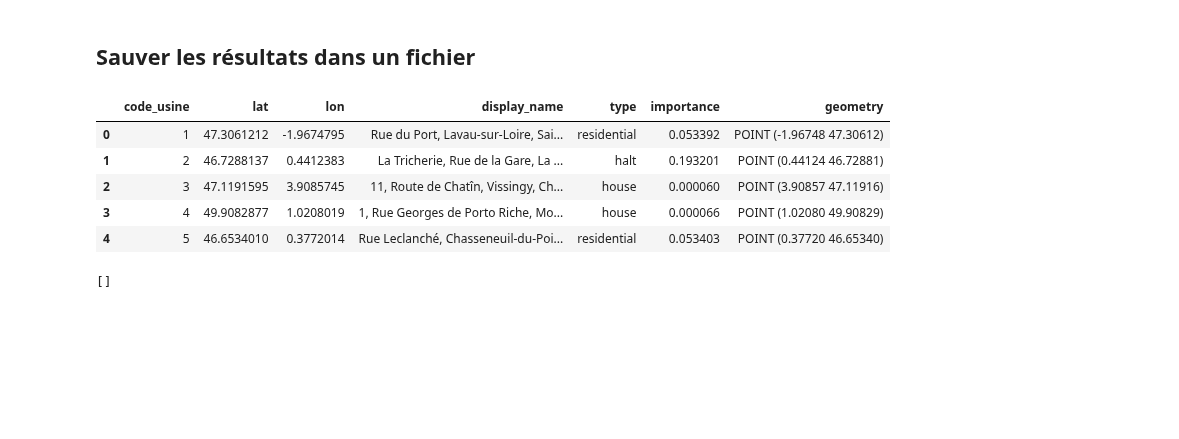
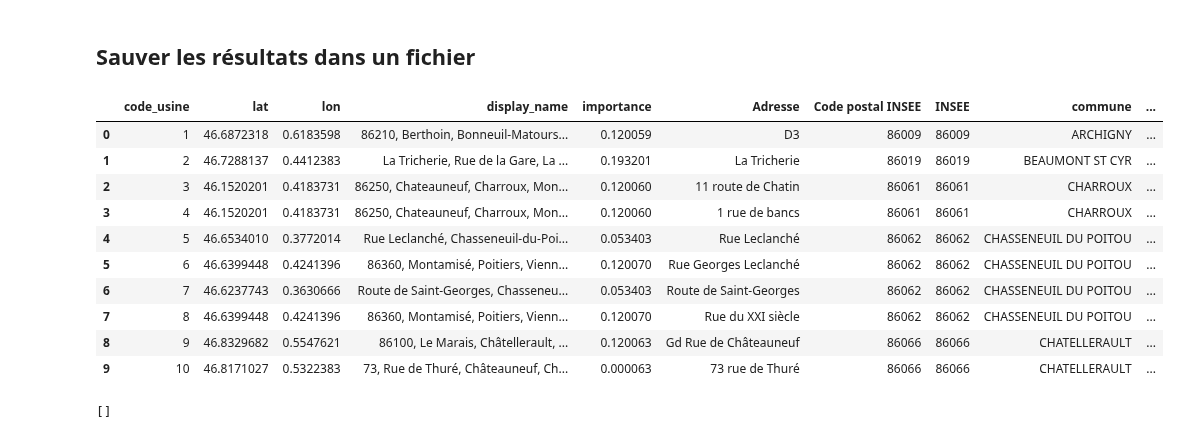
Before and after one commit to cplumejeaud/M2_python, a Jupyter notebook: notebooks/10_geocoding.ipynb, the cells around one changed output. Saved outputs shown, nothing was run; the diff lists cells and outputs as text; code cells hidden in the pictures; blank space fills up the shorter version.

Commit message:
how to check / enhance quality of geocoding
look it for merge / join

```diff
--- a/notebooks/10_geocoding.ipynb
+++ b/notebooks/10_geocoding.ipynb
@@ -155,7 +346,7 @@ for index, row in df.iterrows():
         print("On est à la ligne : "+str(i))
         break
     #code_usine;Adresse  ;Code postal INSEE;Complet
-    adresse = row['Adresse  ']+','+str(row['Code postal INSEE'])+', '+'France'
+    adresse = row['Adresse  ']+','+str(row['postal'])+', '+'France'
     print(adresse)
     location = test_une_adresse(adresse)
     #print(location["lat"])
@@ -200,0 +413,29 @@ GeocoderUnavailable: HTTPSConnectionPool(host='nominatim.openstreetmap.org', por
+# %%
+import time
+
+data = []
+failed = list()
+
+i = 0
+for index, row in ageocoder.iterrows():
+    print(str(i) + "-------------------------")
+    # if i  == 5:
+    #     print("On est à la ligne : {0}, index {1}".format(str(i), str(index)))
+    #     break
+    location = test_une_adresse_v2(row['Adresse  '], str(row['postal']), row['commune'], 'France')
+
+    i = i+1
+    time.sleep(1.2) #IMPORTANT
+
+    if location is not None:
+        # initialize list of lists
+        infos = [ row['Adresse  '], str(row['postal']), row['commune'], location["lat"], location["lon"], location["display_name"], location["type"], location["importance"]]
+        data.append(infos)
+
+    else:
+        failed.append(index)
+
+# Create the pandas DataFrame
+resultat = pd.DataFrame(data, columns=['adresse', 'postal', 'commune', 'lat', 'lon', 'display_name', 'type', 'importance'])
+
+#Exécution en 3m52s
@@ -200,0 +462,6 @@ GeocoderUnavailable: HTTPSConnectionPool(host='nominatim.openstreetmap.org', por
+# %%
+usines_complet = usines.join(resultat.set_index(['adresse', 'postal', 'commune']), how='left',
+            on=['Adresse  ', 'postal', 'commune'])
+
+print(usines_complet.shape) #(214, 13)
+usines_complet
@@ -201,14 +485,23 @@ GeocoderUnavailable: HTTPSConnectionPool(host='nominatim.openstreetmap.org', por
+# %%
+usines_complet = usines_complet.groupby(['code_usine', 'lat',	'lon', 'display_name', 'importance']).first().reset_index()
+
+usines_complet
 # %% [markdown]
 ## Sauver les résultats dans un fichier
 # %%
-resultat.head(10)
+usines_complet.head(10)
 # %% [output]
-|  | code_usine | lat | lon | display_name | type | importance | geometry |
-| 0 | 1 | 47.3061212 | -1.9674795 | Rue du Port, Lavau-sur-Loire, Sai... | residential | 0.053392 | POINT (-1.96748 47.30612) |
-| 1 | 2 | 46.7288137 | 0.4412383 | La Tricherie, Rue de la Gare, La ... | halt | 0.193201 | POINT (0.44124 46.72881) |
-| 2 | 3 | 47.1191595 | 3.9085745 | 11, Route de Chatîn, Vissingy, Ch... | house | 0.000060 | POINT (3.90857 47.11916) |
-| 3 | 4 | 49.9082877 | 1.0208019 | 1, Rue Georges de Porto Riche, Mo... | house | 0.000066 | POINT (1.02080 49.90829) |
-| 4 | 5 | 46.6534010 | 0.3772014 | Rue Leclanché, Chasseneuil-du-Poi... | residential | 0.053403 | POINT (0.37720 46.65340) |
+|  | code_usine | lat | lon | display_name | importance | Adresse | Code postal INSEE | INSEE | commune | ... |
+| 0 | 1 | 46.6872318 | 0.6183598 | 86210, Berthoin, Bonneuil-Matours... | 0.120059 | D3 | 86009 | 86009 | ARCHIGNY | ... |
+| 1 | 2 | 46.7288137 | 0.4412383 | La Tricherie, Rue de la Gare, La ... | 0.193201 | La Tricherie | 86019 | 86019 | BEAUMONT ST CYR | ... |
+| 2 | 3 | 46.1520201 | 0.4183731 | 86250, Chateauneuf, Charroux, Mon... | 0.120060 | 11 route de Chatin | 86061 | 86061 | CHARROUX | ... |
+| 3 | 4 | 46.1520201 | 0.4183731 | 86250, Chateauneuf, Charroux, Mon... | 0.120060 | 1 rue de bancs | 86061 | 86061 | CHARROUX | ... |
+| 4 | 5 | 46.6534010 | 0.3772014 | Rue Leclanché, Chasseneuil-du-Poi... | 0.053403 | Rue Leclanché | 86062 | 86062 | CHASSENEUIL DU POITOU | ... |
+| 5 | 6 | 46.6399448 | 0.4241396 | 86360, Montamisé, Poitiers, Vienn... | 0.120070 | Rue Georges Leclanché | 86062 | 86062 | CHASSENEUIL DU POITOU | ... |
+| 6 | 7 | 46.6237743 | 0.3630666 | Route de Saint-Georges, Chasseneu... | 0.053403 | Route de Saint-Georges | 86062 | 86062 | CHASSENEUIL DU POITOU | ... |
+| 7 | 8 | 46.6399448 | 0.4241396 | 86360, Montamisé, Poitiers, Vienn... | 0.120070 | Rue du XXI siècle | 86062 | 86062 | CHASSENEUIL DU POITOU | ... |
+| 8 | 9 | 46.8329682 | 0.5547621 | 86100, Le Marais, Châtellerault, ... | 0.120063 | Gd Rue de Châteauneuf | 86066 | 86066 | CHATELLERAULT | ... |
+| 9 | 10 | 46.8171027 | 0.5322383 | 73, Rue de Thuré, Châteauneuf, Ch... | 0.000063 | 73 rue de Thuré | 86066 | 86066 | CHATELLERAULT | ... |
 # %%
 # Export en csv
 from datetime import date
```
Also changed, not shown: parts of 52 cells of this notebook.
